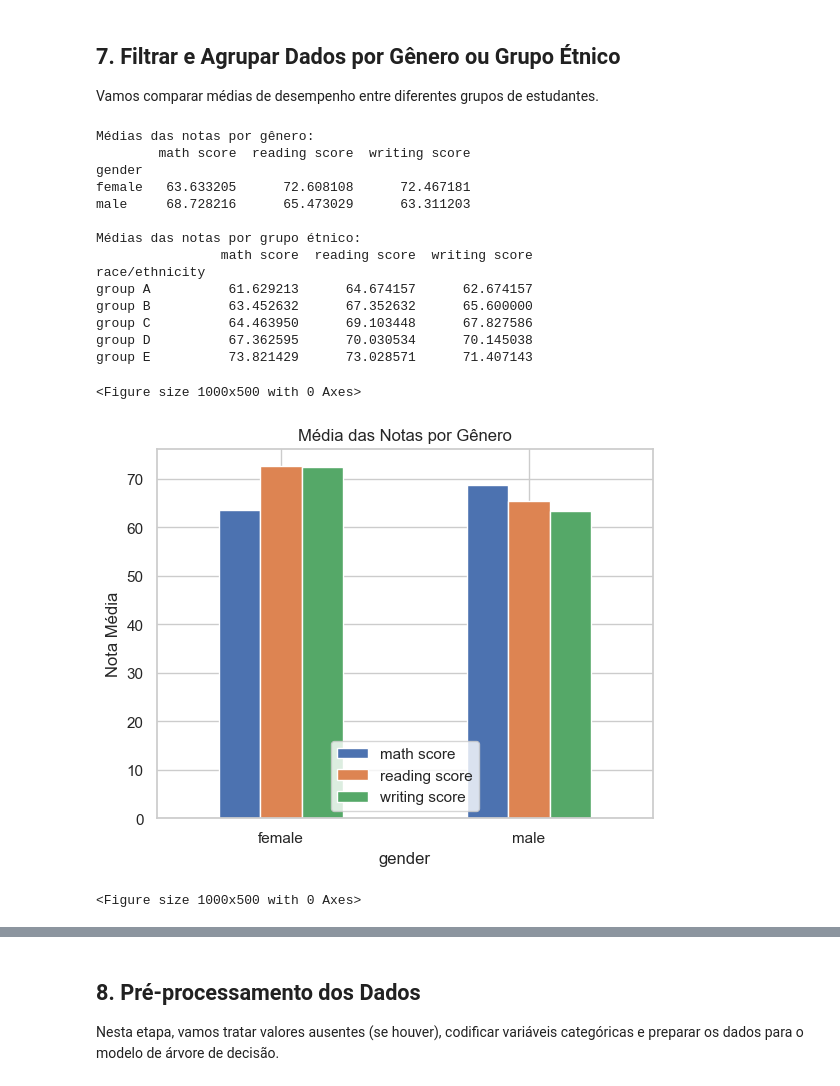
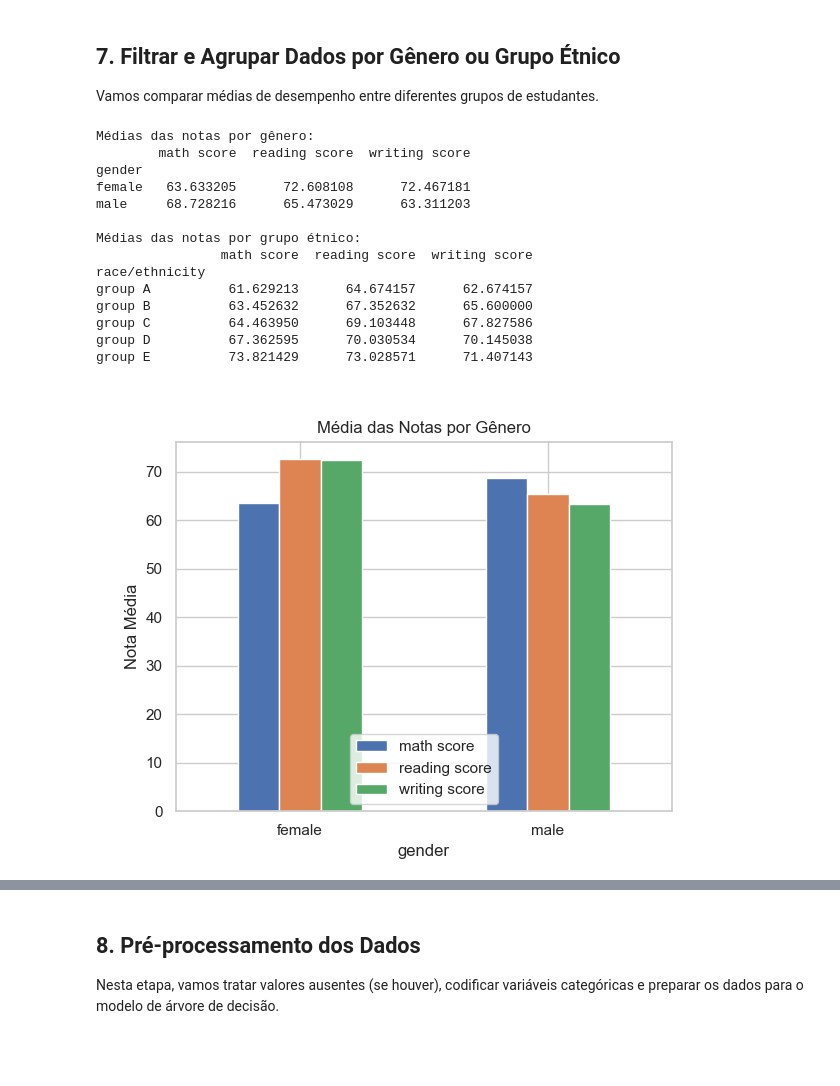
Before and after one commit to snowdutra/Machine-Learning, a Jupyter notebook: docs/arvore_decisao/students_performance_analysis.ipynb, the cells around one changed output, grey strips where cells are left out. Cells and saved outputs as stored; diff of their text form; code cells hidden in the pictures; blank space fills up the shorter version.

```diff
--- a/docs/arvore_decisao/students_performance_analysis.ipynb
+++ b/docs/arvore_decisao/students_performance_analysis.ipynb
@@ -142,33 +150,36 @@ print(ethnic_group)
 
 # Visualização
 plt.figure(figsize=(10, 5))
 gender_group.plot(kind='bar')
 plt.title('Média das Notas por Gênero')
 plt.ylabel('Nota Média')
 plt.xticks(rotation=0)
+plt.savefig('imagens/barplot_genero.png')
 plt.show()
+from IPython.display import Image, display
+display(Image(filename='imagens/barplot_genero.png'))
 
 plt.figure(figsize=(10, 5))
 ethnic_group.plot(kind='bar')
 plt.title('Média das Notas por Grupo Étnico')
 plt.ylabel('Nota Média')
 plt.xticks(rotation=0)
+plt.savefig('imagens/barplot_etnia.png')
 plt.show()
+display(Image(filename='imagens/barplot_etnia.png'))
 # %% [output]
 Médias das notas por gênero:
         math score  reading score  writing score
 gender
 female   63.633205      72.608108      72.467181
 male     68.728216      65.473029      63.311203
 
 Médias das notas por grupo étnico:
                 math score  reading score  writing score
 race/ethnicity
 group A          61.629213      64.674157      62.674157
 group B          63.452632      67.352632      65.600000
 group C          64.463950      69.103448      67.827586
 group D          67.362595      70.030534      70.145038
 group E          73.821429      73.028571      71.407143
-<Figure size 1000x500 with 0 Axes>
-[figure, old version]
+[figure, new version]
-<Figure size 1000x500 with 0 Axes>
```
Also changed, not shown: parts of 16 cells of this notebook, 12 other files.
